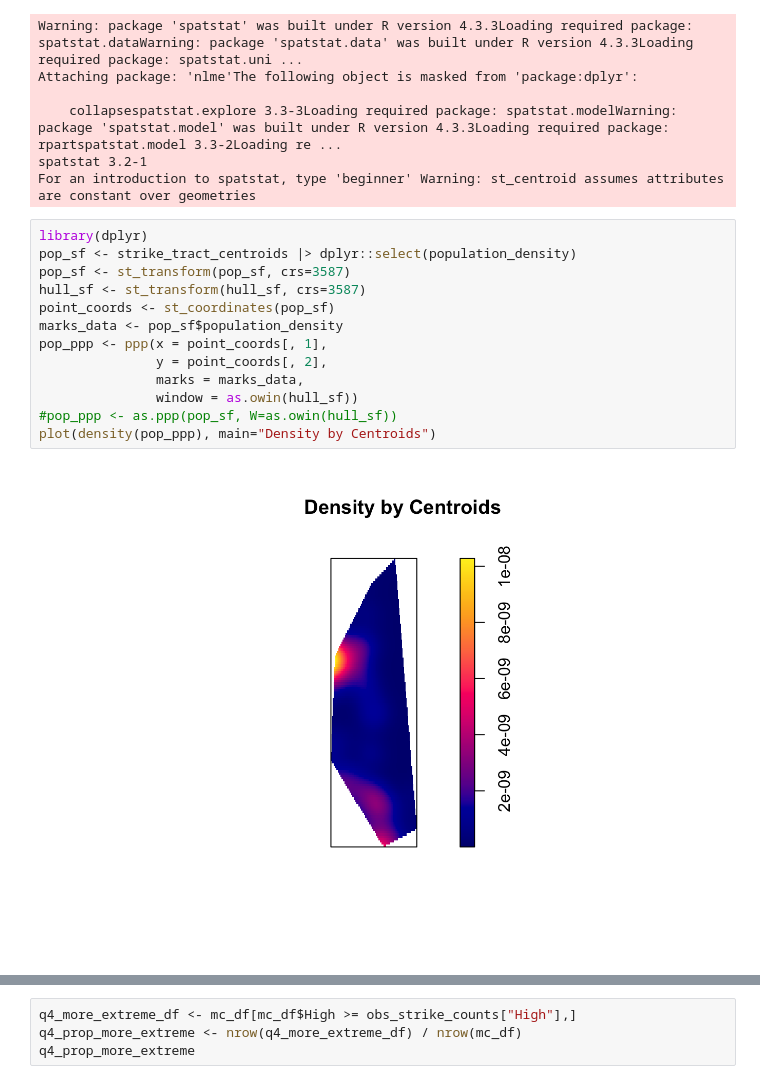
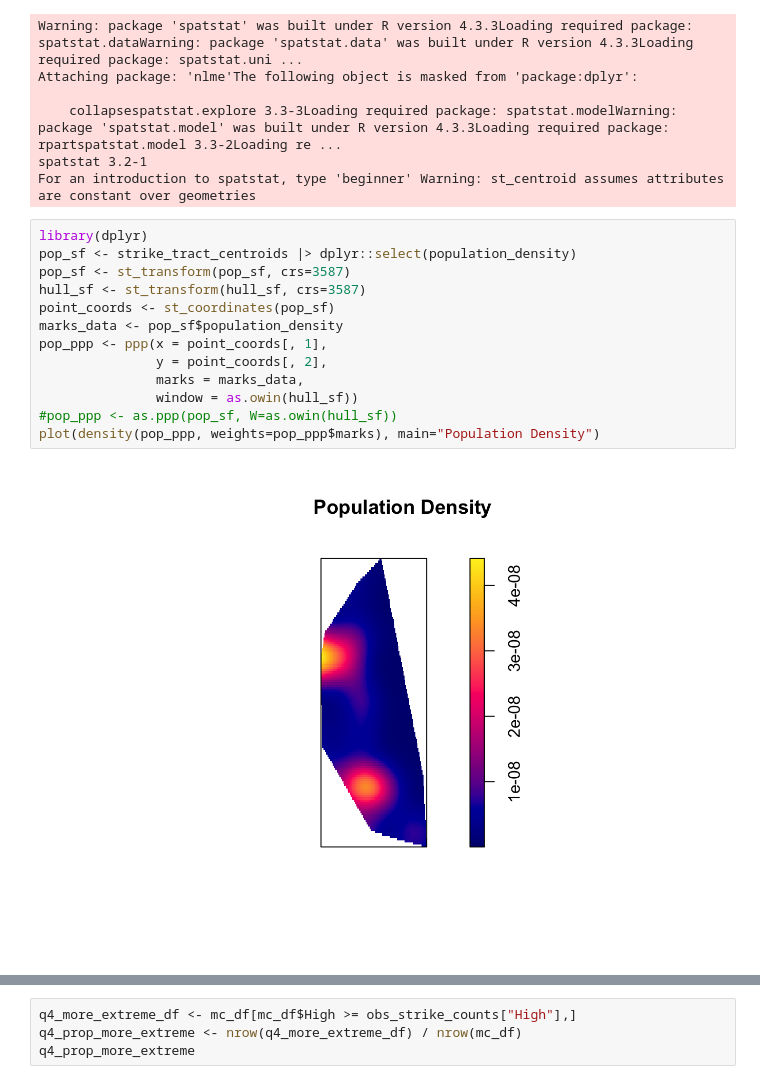
Before and after one commit to lindsaystrong7/gis-final-project, a Jupyter notebook: docs/index.embed.ipynb, the cells around one changed output, grey strips where cells are left out. Saved outputs shown, nothing was run; the diff lists cells and outputs as text.

```diff
--- a/docs/index.embed.ipynb
+++ b/docs/index.embed.ipynb
@@ -155,15 +121,15 @@ For an introduction to spatstat, type 'beginner' Warning: st_centroid assumes at
 # %%
 library(dplyr)
 pop_sf <- strike_tract_centroids |> dplyr::select(population_density)
 pop_sf <- st_transform(pop_sf, crs=3587)
 hull_sf <- st_transform(hull_sf, crs=3587)
 point_coords <- st_coordinates(pop_sf)
 marks_data <- pop_sf$population_density
 pop_ppp <- ppp(x = point_coords[, 1],
                y = point_coords[, 2],
                marks = marks_data,
                window = as.owin(hull_sf))
 #pop_ppp <- as.ppp(pop_sf, W=as.owin(hull_sf))
-plot(density(pop_ppp), main="Density by Centroids")
+plot(density(pop_ppp, weights=pop_ppp$marks), main="Population Density")
 # %% [output]
-[figure, old version]
+[figure, new version]
```
Also changed, not shown: parts of 30 cells of this notebook, 34 other files.
